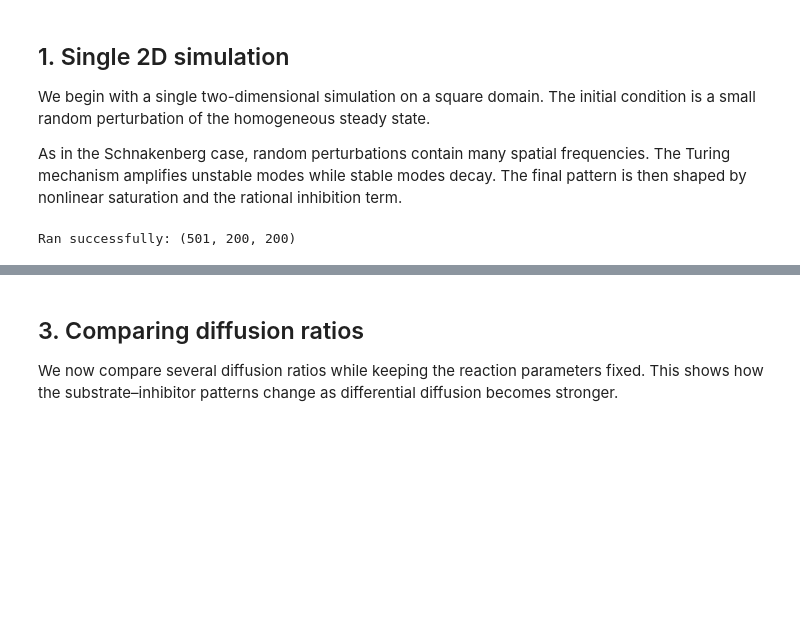
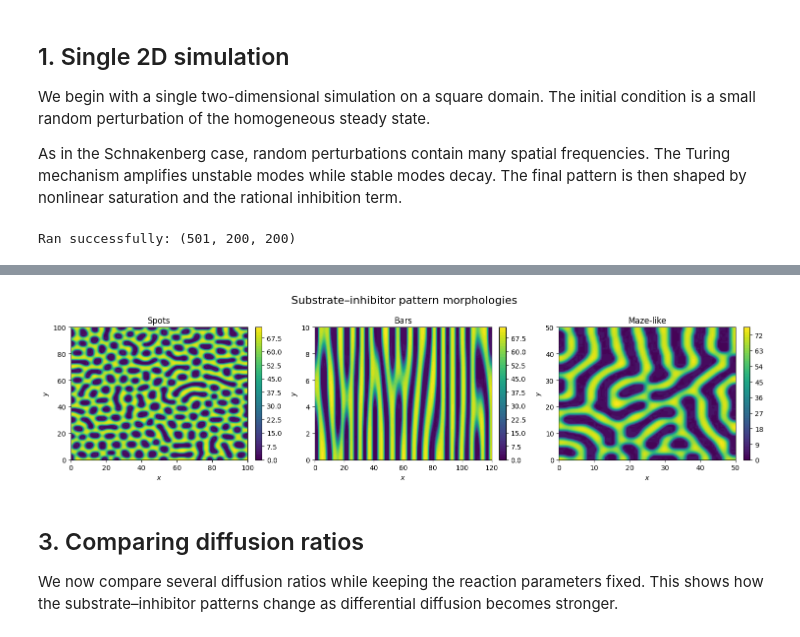
Before and after one commit to ChamuV/reaction-diffusion-patterns, a Jupyter notebook: notebooks/demos/substrate_inhibitor_2D.ipynb, the cells around one changed output, grey strips where cells are left out. Cells and saved outputs as stored; diff of their text form; code cells hidden in the pictures; blank space fills up the shorter version.

```diff
--- a/notebooks/demos/substrate_inhibitor_2D.ipynb
+++ b/notebooks/demos/substrate_inhibitor_2D.ipynb
@@ -147,3 +72,98 @@ plt.show()
+# %%
+fig, axes = plt.subplots(1, 3, figsize=(15, 4))
+
+# Spots
+params = {
+    "a": 150.0,
+    "b": 100.0,
+    "alpha": 1.5,
+    "rho": 13.0,
+    "K": 0.05,
+    "gamma": 3.0,
+    "d": 50.0
+}
+
+solver = AB2AM2Solver2D(
+    model=SubstrateInhibitorModel,
+    params=params,
+    Lx=100, Ly=100,
+    Nx=200, Ny=200,
+    T=100,
+    dt=0.01,
+    save_every=20
+)
+
+t, U, V, x, y, X, Y = solver.run(p_type="random")
+c1 = axes[0].contourf(X, Y, U[-1], cmap="viridis", levels=50)
+axes[0].set_title("Spots")
+axes[0].set_xlabel(r"$x$")
+axes[0].set_ylabel(r"$y$")
+plt.colorbar(c1, ax=axes[0], fraction=0.046, pad=0.04)
+
+
+# Bars
+params = {
+    "a": 150.0,
+    "b": 100.0,
+    "alpha": 1.5,
+    "rho": 13.0,
+    "K": 0.05,
+    "gamma": 3.0,
+    "d": 50.0
+}
+
+solver = AB2AM2Solver2D(
+    model=SubstrateInhibitorModel,
+    params=params,
+    Lx=120, Ly=10,
+    Nx=180, Ny=30,
+    T=250,
+    dt=0.01,
+    save_every=20
+)
+
+t, U, V, x, y, X, Y = solver.run(p_type="random")
+c2 = axes[1].contourf(X, Y, U[-1], cmap="viridis", levels=50)
+axes[1].set_title("Bars")
+axes[1].set_xlabel(r"$x$")
+axes[1].set_ylabel(r"$y$")
+plt.colorbar(c2, ax=axes[1], fraction=0.046, pad=0.04)
+
+
+# Maze-like pattern
+params = {
+    "a": 160.0,
+    "b": 110.0,
+    "alpha": 1.5,
+    "rho": 13.0,
+    "K": 0.05,
+    "gamma": 3.0,
+    "d": 40.0
+}
+
+solver = AB2AM2Solver2D(
+    model=SubstrateInhibitorModel,
+    params=params,
+    Lx=50, Ly=50,
+    Nx=100, Ny=100,
+    T=150,
+    dt=0.01,
+    save_every=50
+)
+
+t, U, V, x, y, X, Y = solver.run(p_type="random")
+c3 = axes[2].contourf(X, Y, U[-1], cmap="viridis", levels=50)
+axes[2].set_title("Maze-like")
+axes[2].set_xlabel(r"$x$")
+axes[2].set_ylabel(r"$y$")
+plt.colorbar(c3, ax=axes[2], fraction=0.046, pad=0.04)
+
+
+plt.suptitle("Substrate–inhibitor pattern morphologies", fontsize=16)
+plt.tight_layout()
+plt.show()
+# %% [output]
+[figure, added]
 # %% [markdown]
 ## 3. Comparing diffusion ratios
 
```
Also changed, not shown: parts of 6 cells of this notebook, 4 other files.
